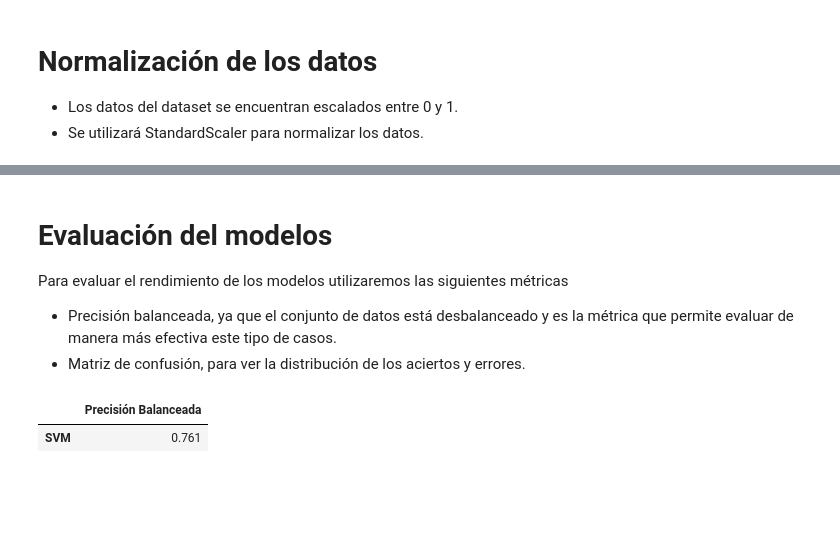
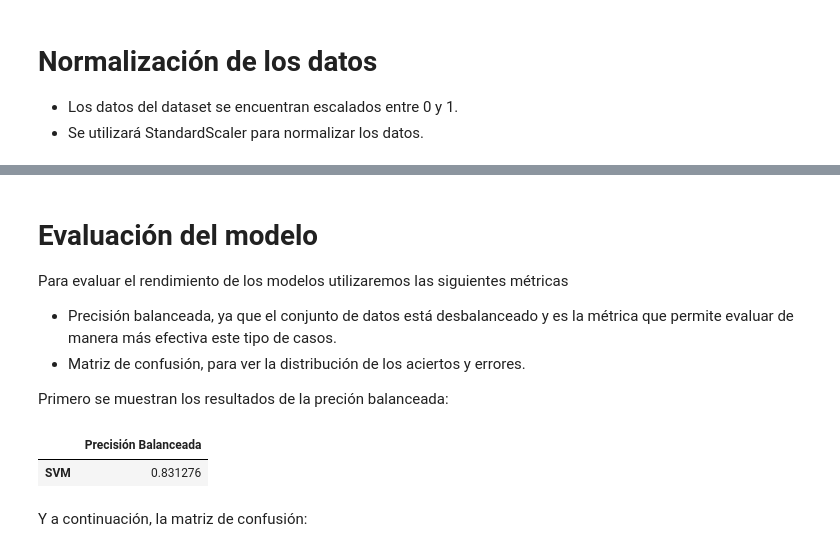
Before and after one commit to soytupadrrre/Master_Python_Eip, a Jupyter notebook: programacion_ml/ppml7.ipynb, the cells around one changed output, grey strips where cells are left out. Drawn from its saved outputs; the diff is of its cells as text; code cells hidden in the pictures; blank space fills up the shorter version.

```diff
--- a/programacion_ml/ppml7.ipynb
+++ b/programacion_ml/ppml7.ipynb
@@ -97,17 +97,22 @@ model = SVC(kernel='sigmoid', gamma=0.1, C=1.0, class_weight='balanced')
 model.fit(X_train, y_train)
 y_pred = model.predict(X_test)
 # %% [markdown]
-# Evaluación del modelos <a class="anchor" name="evaluacion"></a>
+# Evaluación del modelo <a class="anchor" name="evaluacion"></a>
 Para evaluar el rendimiento de los modelos utilizaremos las siguientes métricas
 * Precisión balanceada, ya que el conjunto de datos está desbalanceado y es la métrica que permite evaluar de manera más efectiva este tipo de casos.
 * Matriz de confusión, para ver la distribución de los aciertos y errores.
+
+Primero se muestran los resultados de la preción balanceada:
 # %%
-# Balanced accuracy, Accuracy, Precision, Recall, F1 as df
-df_metrics = pd.DataFrame(columns=['Precisión Balanceada'], index=['SVM'], data=[metrics.balanced_accuracy_score(y_test, y_pred)])
+df_metrics = pd.DataFrame(columns=['Precisión Balanceada'],
+                          index=['SVM'],
+                          data=[metrics.balanced_accuracy_score(y_test, y_pred)])
 df_metrics
 # %% [output]
 |  | Precisión Balanceada |
-| SVM | 0.761 |
+| SVM | 0.831276 |
+# %% [markdown]
+Y a continuación, la matriz de confusión:
 # %%
 cm = metrics.confusion_matrix(y_test, y_pred)
 metrics.ConfusionMatrixDisplay(cm, display_labels=['Verdadero', 'Falso']).plot()
```
Also changed, not shown: parts of 8 cells of this notebook.
